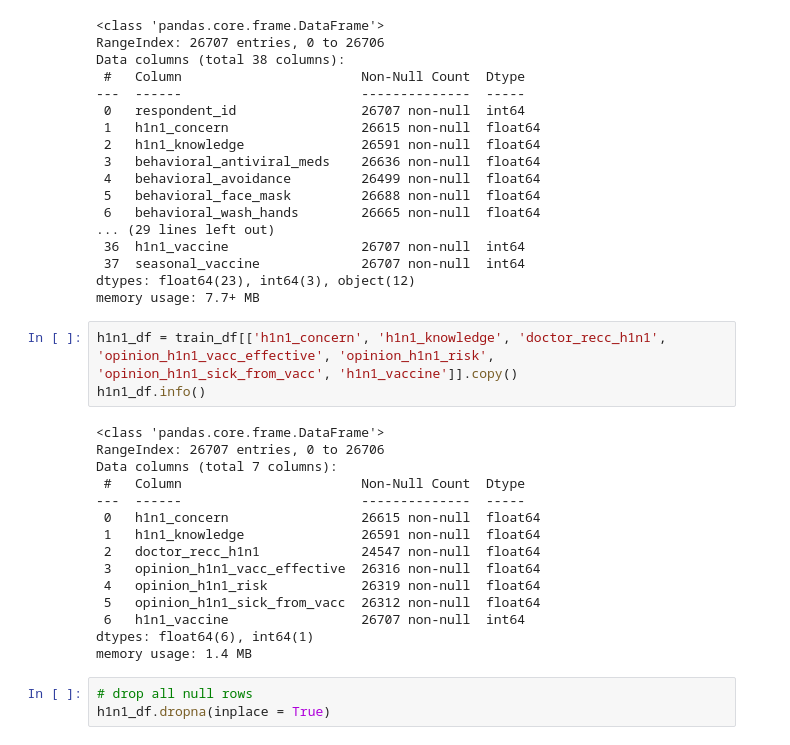
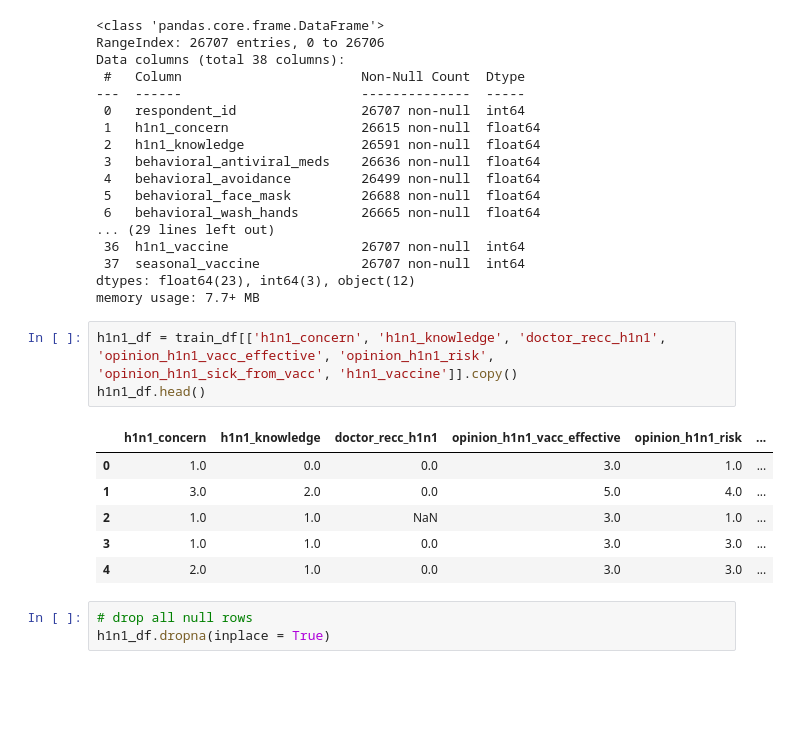
Before and after one commit to DaveyMburu/predicting-vaccine-uptake-using-behavioral-and-background-data, a Jupyter notebook: index.ipynb, the cells around one changed output. Cells and saved outputs as stored; diff of their text form; blank space fills up the shorter version.

```diff
--- a/index.ipynb
+++ b/index.ipynb
@@ -124,22 +124,14 @@ dtypes: float64(23), int64(3), object(12)
 memory usage: 7.7+ MB
 # %%
 h1n1_df = train_df[['h1n1_concern', 'h1n1_knowledge', 'doctor_recc_h1n1', 'opinion_h1n1_vacc_effective', 'opinion_h1n1_risk', 'opinion_h1n1_sick_from_vacc', 'h1n1_vaccine']].copy()
-h1n1_df.info()
+h1n1_df.head()
 # %% [output]
-<class 'pandas.core.frame.DataFrame'>
-RangeIndex: 26707 entries, 0 to 26706
-Data columns (total 7 columns):
- #   Column                       Non-Null Count  Dtype
----  ------                       --------------  -----
- 0   h1n1_concern                 26615 non-null  float64
- 1   h1n1_knowledge               26591 non-null  float64
- 2   doctor_recc_h1n1             24547 non-null  float64
- 3   opinion_h1n1_vacc_effective  26316 non-null  float64
- 4   opinion_h1n1_risk            26319 non-null  float64
- 5   opinion_h1n1_sick_from_vacc  26312 non-null  float64
- 6   h1n1_vaccine                 26707 non-null  int64
-dtypes: float64(6), int64(1)
-memory usage: 1.4 MB
+|  | h1n1_concern | h1n1_knowledge | doctor_recc_h1n1 | opinion_h1n1_vacc_effective | opinion_h1n1_risk | ... |
+| 0 | 1.0 | 0.0 | 0.0 | 3.0 | 1.0 | ... |
+| 1 | 3.0 | 2.0 | 0.0 | 5.0 | 4.0 | ... |
+| 2 | 1.0 | 1.0 | NaN | 3.0 | 1.0 | ... |
+| 3 | 1.0 | 1.0 | 0.0 | 3.0 | 3.0 | ... |
+| 4 | 2.0 | 1.0 | 0.0 | 3.0 | 3.0 | ... |
 # %%
 # drop all null rows
 h1n1_df.dropna(inplace = True)
```
Also changed, not shown: parts of 22 cells of this notebook.
